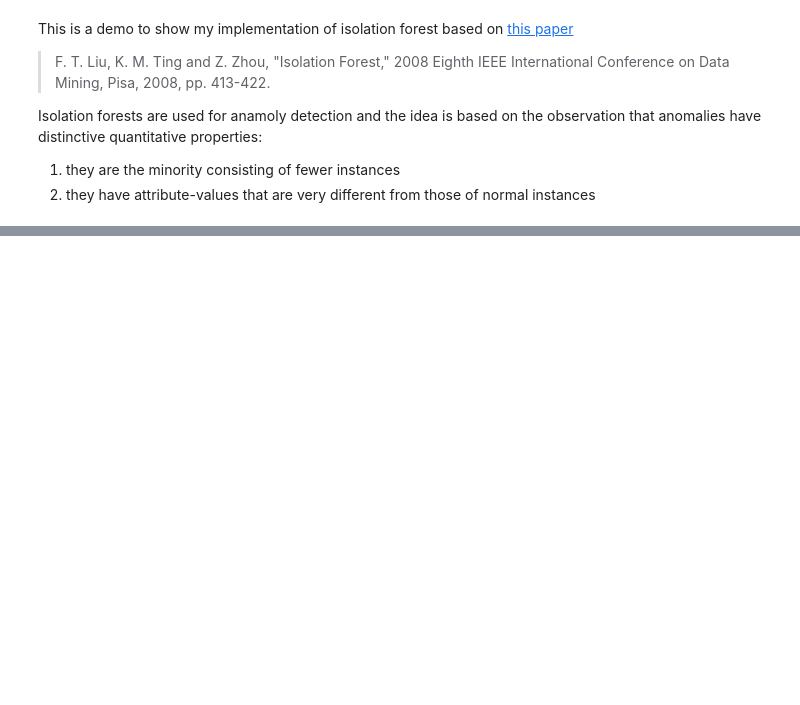
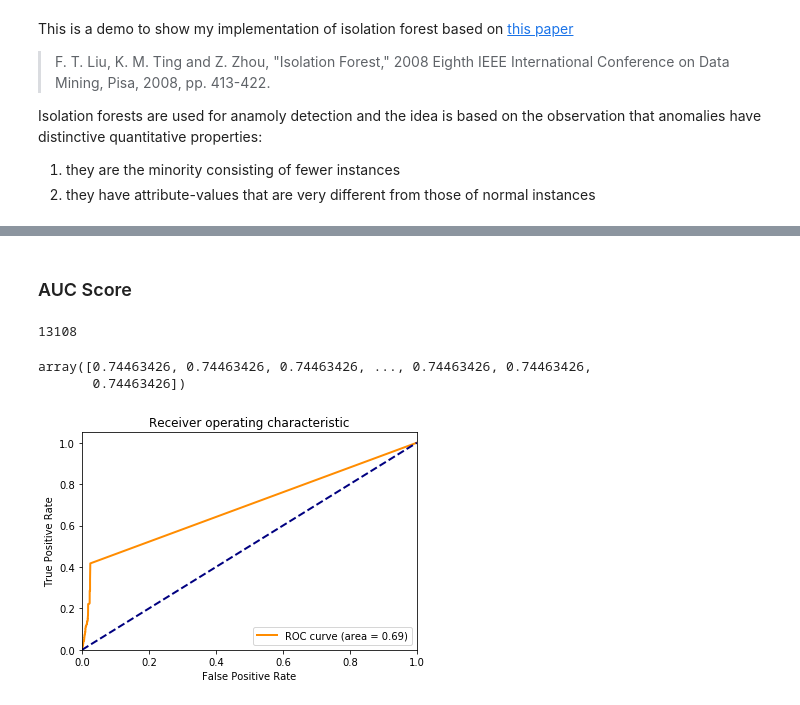
Before and after one commit to MostafaEissa/Isolation-Forest, a Jupyter notebook: Isolation Forest Demo.ipynb, the cells around one changed output, grey strips where cells are left out. Cells and saved outputs as stored; diff of their text form; code cells hidden in the pictures; blank space fills up the shorter version.

```diff
--- a/Isolation Forest Demo.ipynb
+++ b/Isolation Forest Demo.ipynb
@@ -85,0 +139,10 @@ def pathLength(x, tree, e):
+# %%
+def predict(isolation_forest, xTr):
+    n, _ = xTr.shape
+    predictions = np.zeros(n)
+    for i in range(n):
+        avg_len = averagePathLength(xTr[i], isolation_forest)
+        predictions[i] = score(avg_len, n)
+    return predictions
+# %% [markdown]
+### AUC Score
@@ -85,0 +152,31 @@ def pathLength(x, tree, e):
+# %%
+y_binary = np.array([1 if y_i == "'Anomaly'" else 0for y_i in y])
+sss = StratifiedShuffleSplit(n_splits=1, test_size=0.0, random_state=0)
+_, test_index = next(sss.split(X, y))
+len(test_index)
+# %% [output]
+13108
+# %%
+predictions = predict(isolation_forest, X[test_index])
+predictions
+# %% [output]
+array([0.74463426, 0.74463426, 0.74463426, ..., 0.74463426, 0.74463426,
+       0.74463426])
+# %%
+# Compute ROC curve and ROC area
+fpr, tpr, _ = roc_curve(y_binary[test_index], predictions)
+roc_auc = auc(fpr, tpr)
+# %%
+plt.figure()
+lw = 2
+plt.plot(fpr, tpr, color='darkorange', lw=lw, label='ROC curve (area = %0.2f)' % roc_auc)
+plt.plot([0, 1], [0, 1], color='navy', lw=lw, linestyle='--')
+plt.xlim([0.0, 1.0])
+plt.ylim([0.0, 1.05])
+plt.xlabel('False Positive Rate')
+plt.ylabel('True Positive Rate')
+plt.title('Receiver operating characteristic')
+plt.legend(loc="lower right")
+plt.show()
+# %% [output]
+[figure, added]
```
Also changed, not shown: parts of 27 cells of this notebook, 2 other files.
